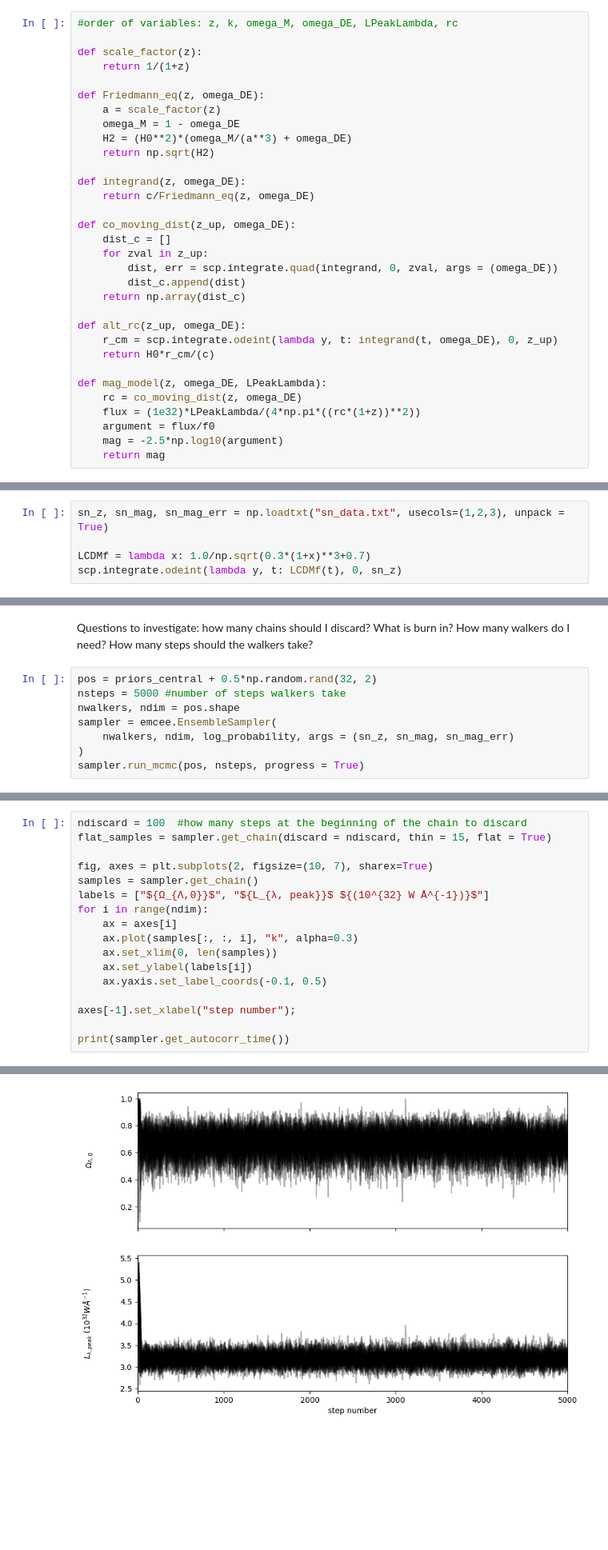
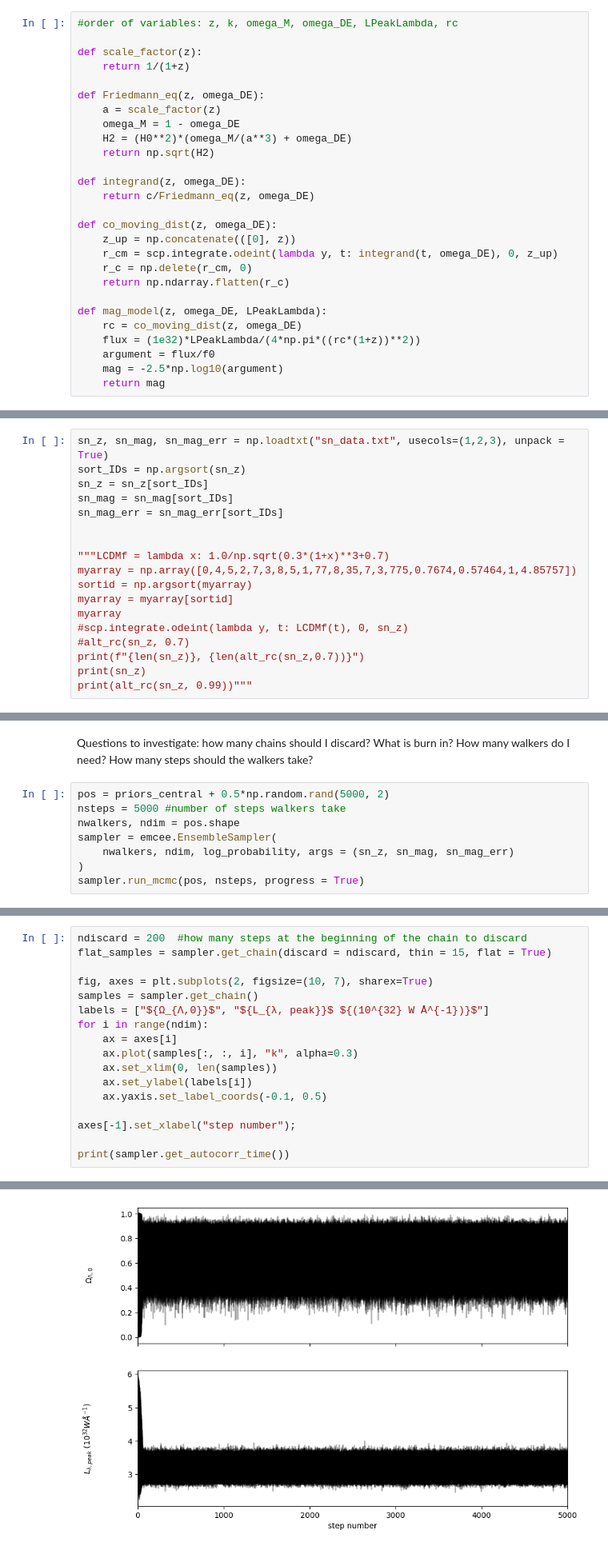
Before and after one commit to LightningMinion/Supernova-Cosmology, a Jupyter notebook: 2-param-model.ipynb, the cells around one changed output, grey strips where cells are left out. Shown: that part at 80% size. Cells and saved outputs as stored; diff of their text form; blank space fills up the shorter version.

Commit message:
ran 2 param 5000 walkers
ran the 2 parameter MCMC with 5000 walkers, 5000 steps

```diff
--- a/2-param-model.ipynb
+++ b/2-param-model.ipynb
@@ -29,16 +29,11 @@ def Friedmann_eq(z, omega_DE):
 def integrand(z, omega_DE):
     return c/Friedmann_eq(z, omega_DE)
 
-def co_moving_dist(z_up, omega_DE):
-    dist_c = []
-    for zval in z_up:
-        dist, err = scp.integrate.quad(integrand, 0, zval, args = (omega_DE))
-        dist_c.append(dist)
-    return np.array(dist_c)
-
-def alt_rc(z_up, omega_DE):
+def co_moving_dist(z, omega_DE):
+    z_up = np.concatenate(([0], z))
     r_cm = scp.integrate.odeint(lambda y, t: integrand(t, omega_DE), 0, z_up)
-    return H0*r_cm/(c)
+    r_c = np.delete(r_cm, 0)
+    return np.ndarray.flatten(r_c)
 
 def mag_model(z, omega_DE, LPeakLambda):
     rc = co_moving_dist(z, omega_DE)
@@ -59,7 +54,20 @@ alt_rc([0,1,2,5,8], 0.7)
 # Load the data
 # %%
 sn_z, sn_mag, sn_mag_err = np.loadtxt("sn_data.txt", usecols=(1,2,3), unpack = True)
+sort_IDs = np.argsort(sn_z)
+sn_z = sn_z[sort_IDs]
+sn_mag = sn_mag[sort_IDs]
+sn_mag_err = sn_mag_err[sort_IDs]
 
-LCDMf = lambda x: 1.0/np.sqrt(0.3*(1+x)**3+0.7)
-scp.integrate.odeint(lambda y, t: LCDMf(t), 0, sn_z)
+
+"""LCDMf = lambda x: 1.0/np.sqrt(0.3*(1+x)**3+0.7)
+myarray = np.array([0,4,5,2,7,3,8,5,1,77,8,35,7,3,775,0.7674,0.57464,1,4.85757])
+sortid = np.argsort(myarray)
+myarray = myarray[sortid]
+myarray
+#scp.integrate.odeint(lambda y, t: LCDMf(t), 0, sn_z)
+#alt_rc(sn_z, 0.7)
+print(f"{len(sn_z)}, {len(alt_rc(sn_z,0.7))}")
+print(sn_z)
+print(alt_rc(sn_z, 0.99))"""
 # %% [output]
@@ -99,7 +107,7 @@ def log_probability(theta, z, mag, magerr):
 # %% [markdown]
 Questions to investigate: how many chains should I discard? What is burn in? How many walkers do I need? How many steps should the walkers take?
 # %%
-pos = priors_central + 0.5*np.random.rand(32, 2)
+pos = priors_central + 0.5*np.random.rand(5000, 2)
 nsteps = 5000 #number of steps walkers take
 nwalkers, ndim = pos.shape
 sampler = emcee.EnsembleSampler(
@@ -127,5 +135,5 @@ State([[0.70351386 3.20653579]
 # %%
-ndiscard = 100  #how many steps at the beginning of the chain to discard
+ndiscard = 200  #how many steps at the beginning of the chain to discard
 flat_samples = sampler.get_chain(discard = ndiscard, thin = 15, flat = True)
 
 fig, axes = plt.subplots(2, figsize=(10, 7), sharex=True)
@@ -146,4 +154,4 @@ print(sampler.get_autocorr_time())
-[figure, old version]
+[figure, new version]
 # %% [markdown]
 # Covariance plots
 # %%
```
Also changed, not shown: parts of 6 cells of this notebook, 3 other files.
